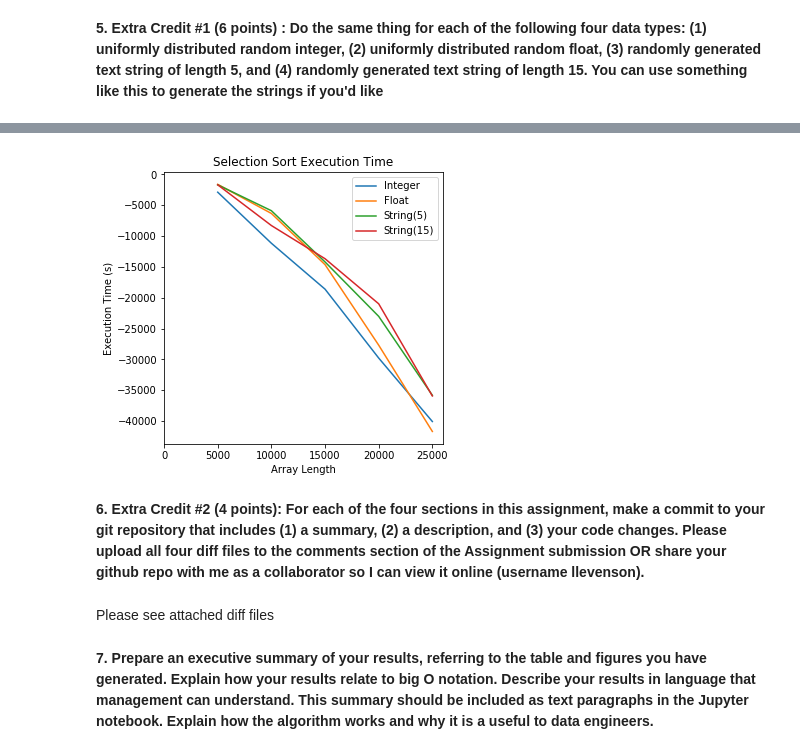
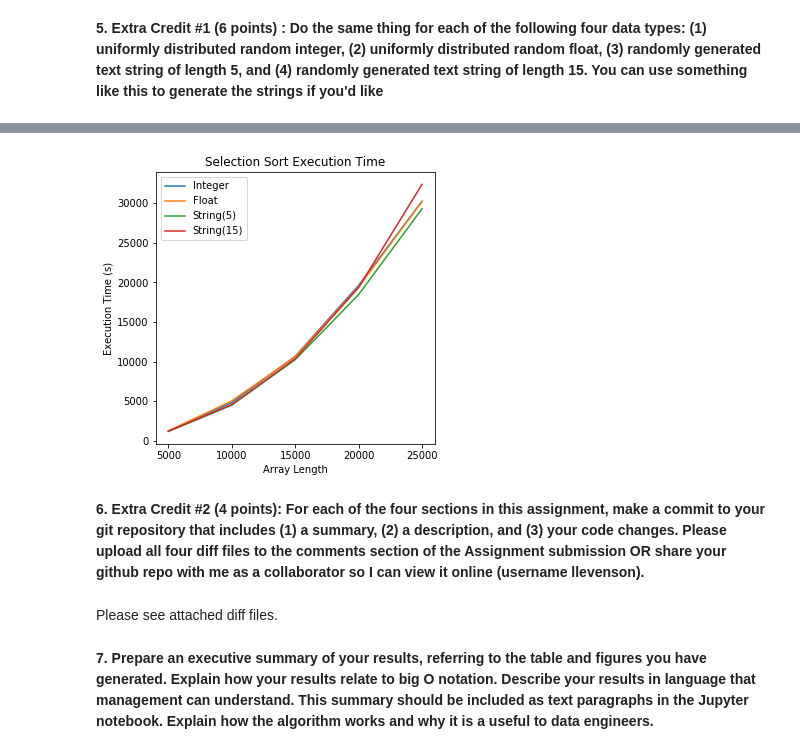
Before and after one commit to demelere/Data-Engineering, a Jupyter notebook: 432_Assignment_2.ipynb, the cells around one changed output, grey strips where cells are left out. Saved outputs shown, nothing was run; the diff lists cells and outputs as text; code cells hidden in the pictures.

```diff
--- a/432_Assignment_2.ipynb
+++ b/432_Assignment_2.ipynb
@@ -120,28 +122,28 @@ for i in range(len(integers_arrays)):
     start_time = time.perf_counter()
     selectionSort(integers_arrays[i])
     stop_time = time.perf_counter()
-    execution_time = (start-stop)*1000
+    execution_time = (stop_time-start_time)*1000
     integers_execution_times.append(execution_time)
 
 for i in range(len(floats_arrays)):
     start_time = time.perf_counter()
     selectionSort(floats_arrays[i])
     stop_time = time.perf_counter()
-    execution_time = (start-stop)*1000
+    execution_time = (stop_time-start_time)*1000
     floats_execution_times.append(execution_time)
 
 for i in range(len(strings_len_5_arrays)):
     start_time = time.perf_counter()
     selectionSort(strings_len_5_arrays[i])
     stop_time = time.perf_counter()
-    execution_time = (start-stop)*1000
+    execution_time = (stop_time-start_time)*1000
     strings_len_5_execution_times.append(execution_time)
 
 for i in range(len(strings_len_15_arrays)):
     start_time = time.perf_counter()
     selectionSort(strings_len_15_arrays[i])
     stop_time = time.perf_counter()
-    execution_time = (start-stop)*1000
+    execution_time = (stop_time-start_time)*1000
     strings_len_15_execution_times.append(execution_time)
 # %%
 execution_times_df= pd.DataFrame({
@@ -163,22 +165,22 @@ execution_times_df
 # %%
 ax = sns.lineplot(x='Array Size', y='Integer Execution Time', data=execution_times_df)
 ax = sns.lineplot(x='Array Size', y='Float Execution Time', data=execution_times_df)
 ax = sns.lineplot(x='Array Size', y='Strings Length 5 Execution Time', data=execution_times_df)
 ax = sns.lineplot(x='Array Size', y='Strings Length 15 Execution Time', data=execution_times_df)
 ax.legend(['Integer','Float','String(5)','String(15)'],prop={'size': 10})
 
 plt.title('Selection Sort Execution Time')
 plt.xlabel('Array Length')
 plt.ylabel('Execution Time (s)')
-plt.xticks([0,5000,10000,15000,20000,25000])
+plt.xticks([5000,10000,15000,20000,25000])
 plt.rcParams["figure.figsize"] = (5,5)
 
 plt.show()
 # %% [output]
-[figure, old version]
+[figure, new version]
 # %% [markdown]
 **6. Extra Credit #2 (4 points):  For each of the four sections in this assignment, make a commit to your git repository that includes (1) a summary, (2) a description, and (3) your code changes.  Please upload all four diff files to the comments section of the Assignment submission OR share your github repo with me as a collaborator so I can view it online (username llevenson).**
 # %% [markdown]
-Please see attached diff files
+Please see attached diff files.
 # %% [markdown]
 **7. Prepare an executive summary of your results, referring to the table and figures you have generated. Explain how your results relate to big O notation. Describe your results in language that management can understand. This summary should be included as text paragraphs in the Jupyter notebook. Explain how the algorithm works and why it is a useful to data engineers.**
```
Also changed, not shown: parts of 5 cells of this notebook.
